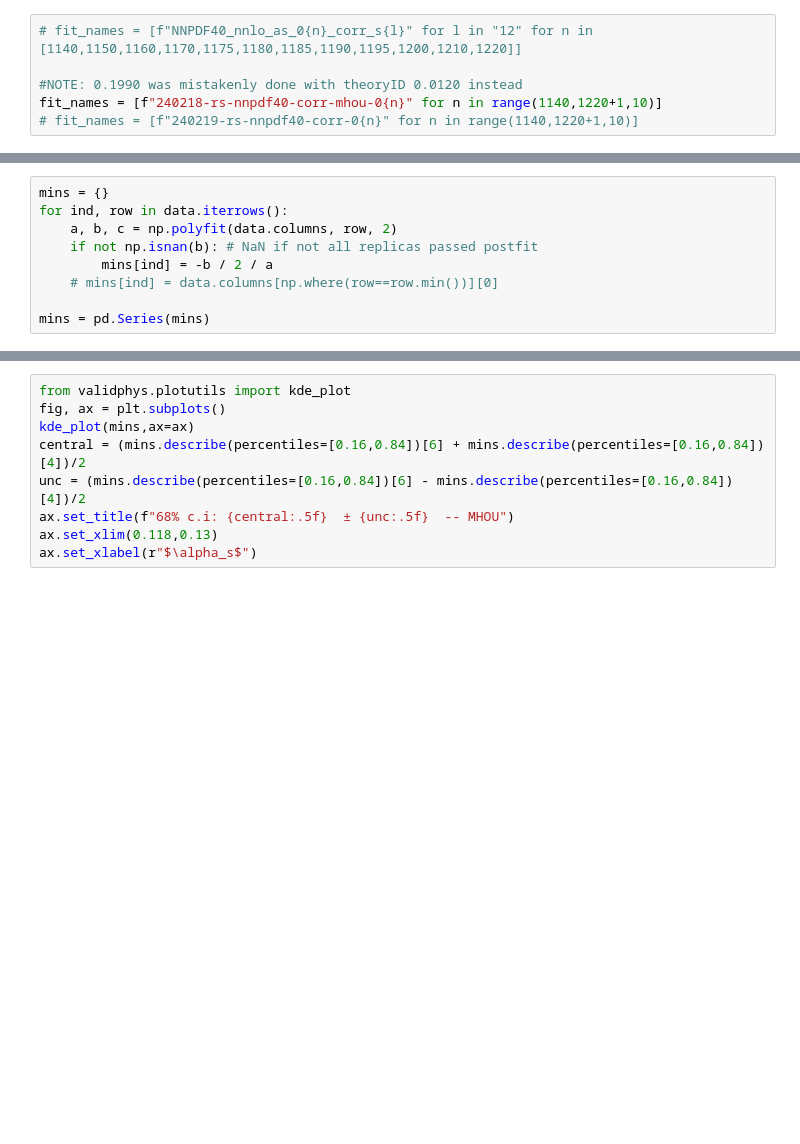
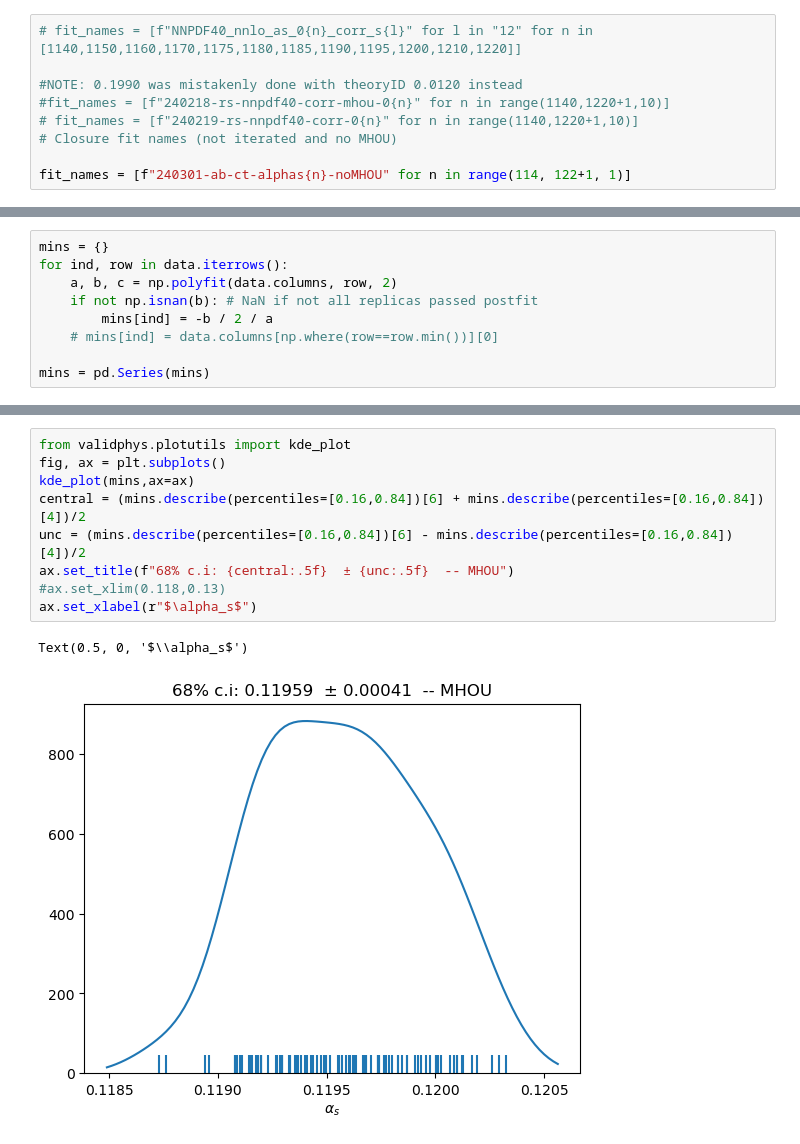
Before and after one commit to RoyStegeman/higher_twist, a Jupyter notebook: alphas/alphas_crm.ipynb, the cells around one changed output, grey strips where cells are left out. Drawn from its saved outputs; the diff is of its cells as text; blank space fills up the shorter version.

Commit message:
Add naive method in closure test case

```diff
--- a/alphas/alphas_crm.ipynb
+++ b/alphas/alphas_crm.ipynb
@@ -9,8 +9,11 @@ from validphys.api import API
 # fit_names = [f"NNPDF40_nnlo_as_0{n}_corr_s{l}" for l in "12" for n in [1140,1150,1160,1170,1175,1180,1185,1190,1195,1200,1210,1220]]
 
 #NOTE: 0.1990 was mistakenly done with theoryID 0.0120 instead
-fit_names = [f"240218-rs-nnpdf40-corr-mhou-0{n}" for n in range(1140,1220+1,10)]
+#fit_names = [f"240218-rs-nnpdf40-corr-mhou-0{n}" for n in range(1140,1220+1,10)]
 # fit_names = [f"240219-rs-nnpdf40-corr-0{n}" for n in range(1140,1220+1,10)]
+# Closure fit names (not iterated and no MHOU)
+
+fit_names = [f"240301-ab-ct-alphas{n}-noMHOU" for n in range(114, 122+1, 1)]
 # %%
 l = Loader()
 fits = [l.check_fit(f) for f in fit_names]
@@ -60,12 +77,15 @@ print(f"68% c.i:        {mins.describe(percentiles=[0.16,0.84])[4]:.5f} to {mins
 # %%
 from validphys.plotutils import kde_plot
 fig, ax = plt.subplots()
 kde_plot(mins,ax=ax)
 central = (mins.describe(percentiles=[0.16,0.84])[6] + mins.describe(percentiles=[0.16,0.84])[4])/2
 unc = (mins.describe(percentiles=[0.16,0.84])[6] - mins.describe(percentiles=[0.16,0.84])[4])/2
 ax.set_title(f"68% c.i: {central:.5f}  ± {unc:.5f}  -- MHOU")
-ax.set_xlim(0.118,0.13)
+#ax.set_xlim(0.118,0.13)
 ax.set_xlabel(r"$\alpha_s$")
+# %% [output]
+Text(0.5, 0, '$\\alpha_s$')
+[figure, added]
 # %%
 plt.hist(mins,bins=data.columns-0.0005,edgecolor='black',density=True)
 xmin, xmax = plt.xlim()
```
Also changed, not shown: parts of 12 cells of this notebook.
